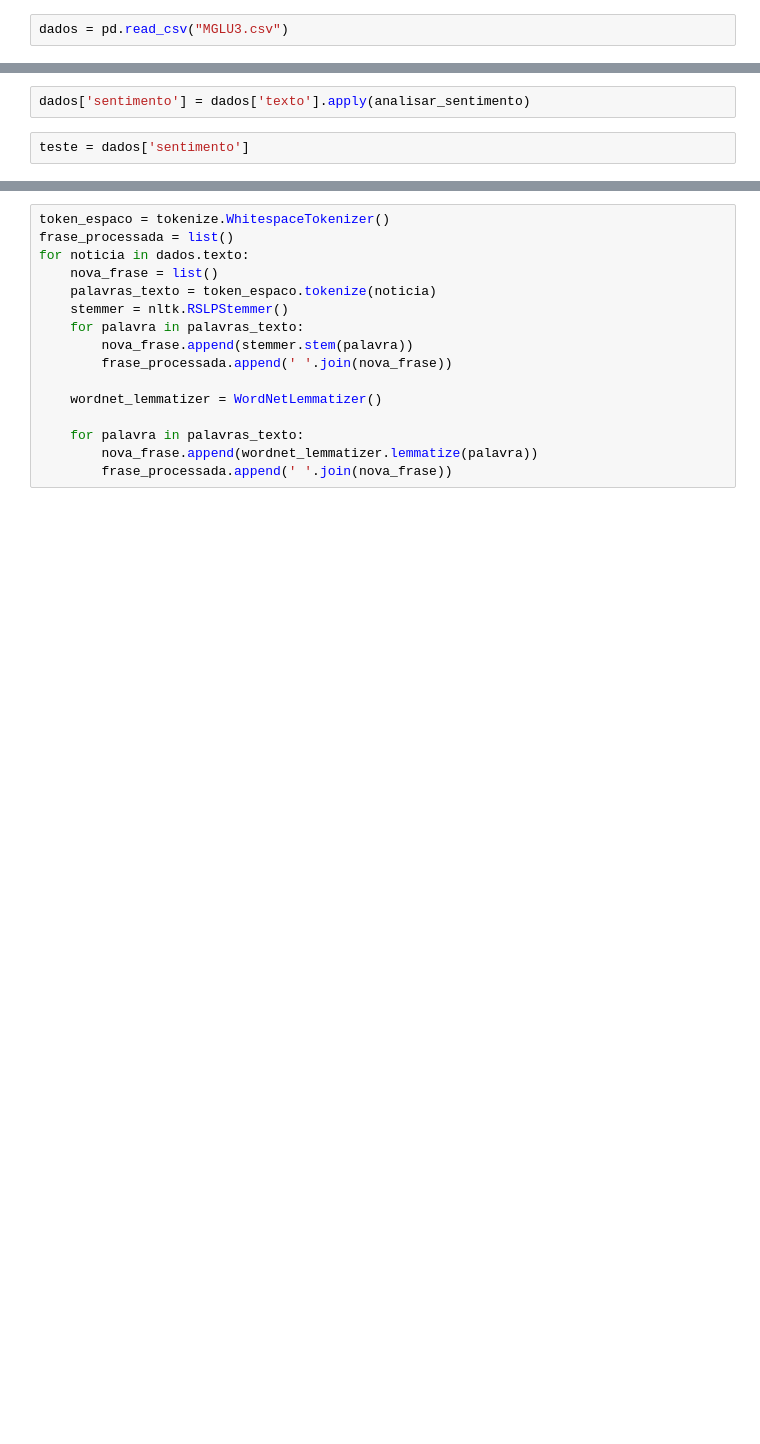
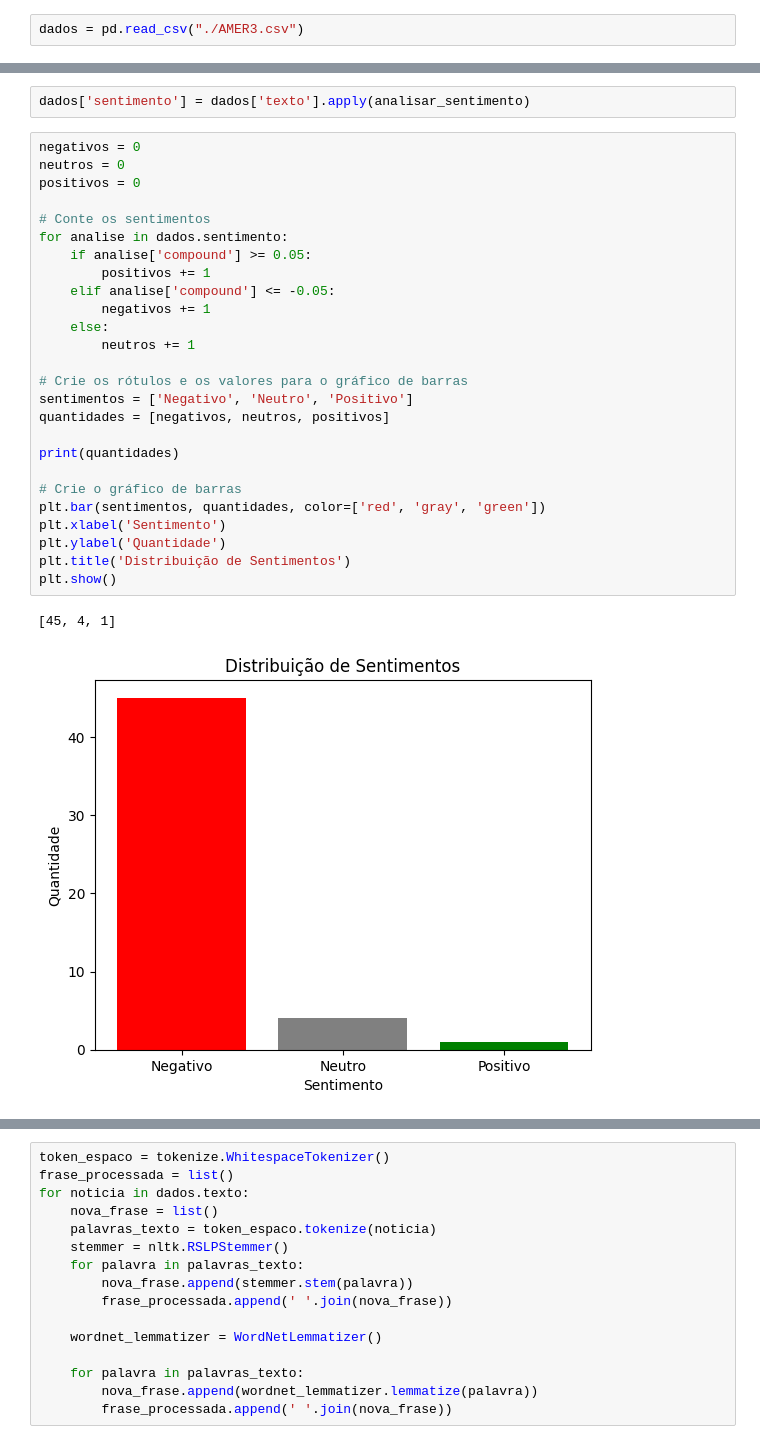
Before and after one commit to staubjoao/analise_sentimentos_financeiro, a Jupyter notebook: analise.ipynb, the cells around one changed output, grey strips where cells are left out. Saved outputs shown, nothing was run; the diff lists cells and outputs as text; blank space fills up the shorter version.

Commit message:
Continuando a analis

```diff
--- a/analise.ipynb
+++ b/analise.ipynb
@@ -22,7 +24,7 @@ nltk.download('wordnet')
 [nltk_data]   Package wordnet is already up-to-date!
 True
 # %%
-dados = pd.read_csv("MGLU3.csv")
+dados = pd.read_csv("./AMER3.csv")
 # %%
 def combinar_paragrafos(texto_lista):
     texto = ' '.join(texto_lista.strip("[]").replace("'", "").split(", "))
@@ -45,5 +38,32 @@ def analisar_sentimento(texto):
     return analisador.polarity_scores(texto)
 # %%
 dados['sentimento'] = dados['texto'].apply(analisar_sentimento)
-# %%
-teste = dados['sentimento']
+# %%
+negativos = 0
+neutros = 0
+positivos = 0
+
+# Conte os sentimentos
+for analise in dados.sentimento:
+    if analise['compound'] >= 0.05:
+        positivos += 1
+    elif analise['compound'] <= -0.05:
+        negativos += 1
+    else:
+        neutros += 1
+
+# Crie os rótulos e os valores para o gráfico de barras
+sentimentos = ['Negativo', 'Neutro', 'Positivo']
+quantidades = [negativos, neutros, positivos]
+
+print(quantidades)
+
+# Crie o gráfico de barras
+plt.bar(sentimentos, quantidades, color=['red', 'gray', 'green'])
+plt.xlabel('Sentimento')
+plt.ylabel('Quantidade')
+plt.title('Distribuição de Sentimentos')
+plt.show()
+# %% [output]
+[45, 4, 1]
+[figure, added]
```
Also changed, not shown: parts of 12 cells of this notebook, 6 other files.
